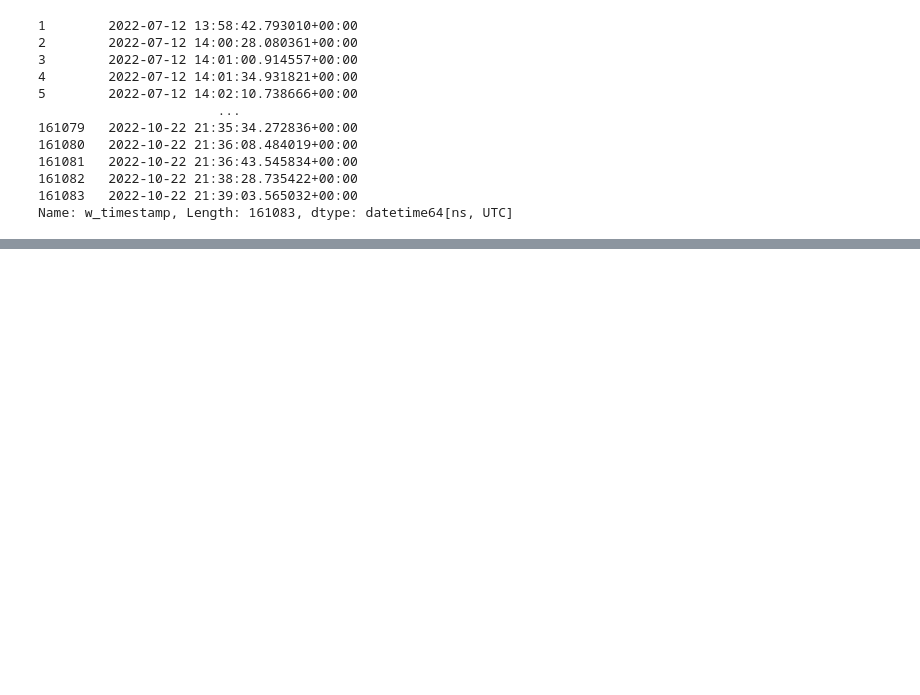
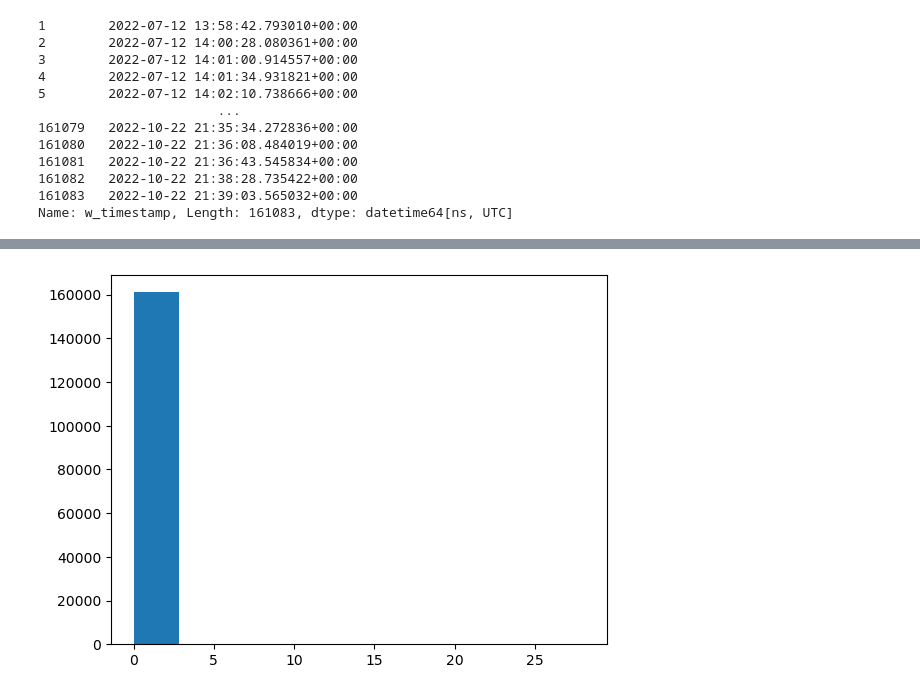
Before and after one commit to Oluwajuwon-O/project_notebooks, a Jupyter notebook: forecasting.ipynb, the cells around one changed output, grey strips where cells are left out. Saved outputs shown, nothing was run; the diff lists cells and outputs as text; code cells hidden in the pictures; blank space fills up the shorter version.

```diff
--- a/forecasting.ipynb
+++ b/forecasting.ipynb
@@ -319,0 +350,4 @@ Timestamp('2023-06-09 00:00:00')
+# %%
+plt.hist(ondo['energy']);
+# %% [output]
+[figure, added]
```
Also changed, not shown: parts of 26 cells of this notebook, 1 other file.
